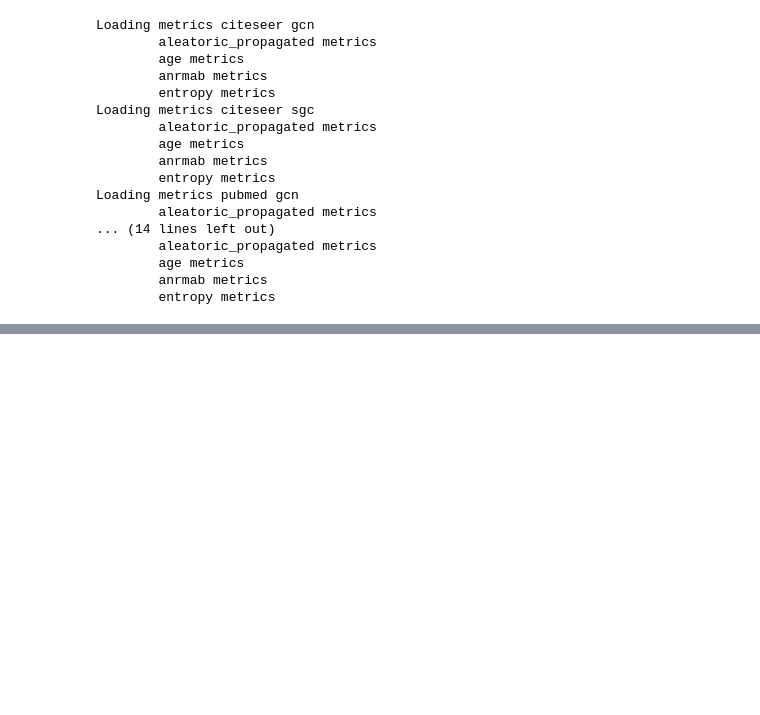
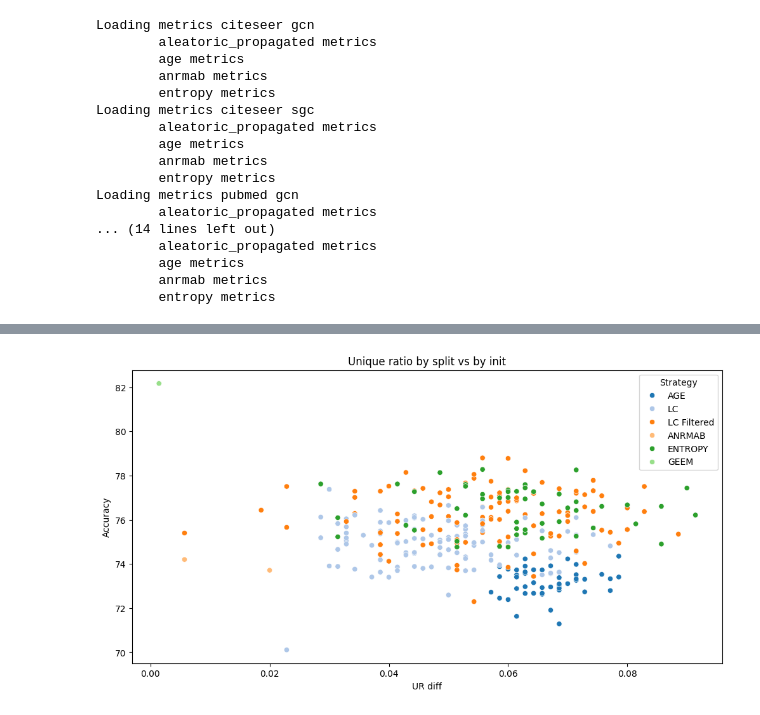
Before and after one commit to drigba/uq-for-al-on-graphs, a Jupyter notebook: notebooks/plot_indexes.ipynb, the cells around one changed output, grey strips where cells are left out. Cells and saved outputs as stored; diff of their text form; code cells hidden in the pictures; blank space fills up the shorter version.

```diff
--- a/notebooks/plot_indexes.ipynb
+++ b/notebooks/plot_indexes.ipynb
@@ -168,3 +214,17 @@ plt.show()
+# %%
+to_plot = big_cora_df[  ~big_cora_df.index.str.contains("iquery") &  ~(big_cora_df["tta"] == "EQS") & ~big_cora_df.index.str.contains("educated") &( (big_cora_df["model"] == "gcn") |(big_cora_df["strategy"] == "GEEM")) ].copy()
+to_plot.sort_index(inplace=True)
+plt.figure(figsize=(12,6))
+sns.scatterplot(data=to_plot, x="num_diff", y="28_mean", hue="name_final2", palette="tab20")
+plt.xlabel("UR diff")
+plt.ylabel("Accuracy")
+plt.title("Unique ratio by split vs by init")
+# plt.legend(bbox_to_anchor=(1.05, 1), loc='upper left', title="Strategy")
+plt.legend( loc='best', title="Strategy")
+
+plt.show()
+# %% [output]
+[figure, added]
 # %%
 # d = []
 # for k,v in metrics_dict_cora_gcn.items():
```
Also changed, not shown: parts of 9 cells of this notebook, 5 other files.
